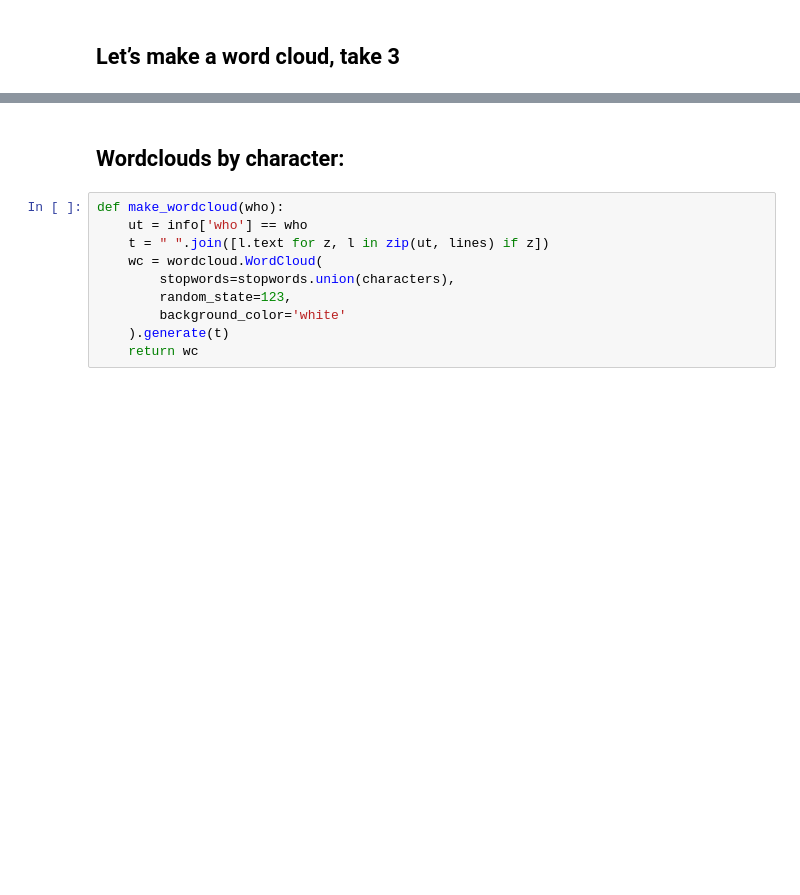
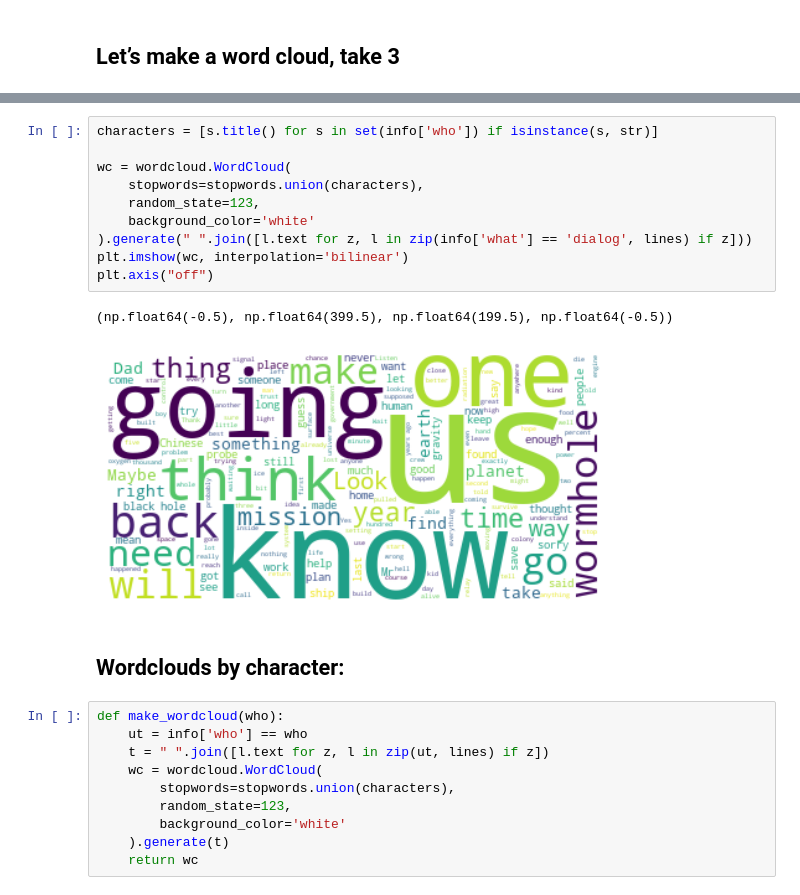
Before and after one commit to UOdsci/ds435, a Jupyter notebook: docs/slides/scraping_and_plotting.ipynb, the cells around one changed output, grey strips where cells are left out. Cells and saved outputs as stored; diff of their text form; blank space fills up the shorter version.

```diff
--- a/docs/slides/scraping_and_plotting.ipynb
+++ b/docs/slides/scraping_and_plotting.ipynb
@@ -201,3 +326,16 @@ plt.axis("off")
+# %%
+characters = [s.title() for s in set(info['who']) if isinstance(s, str)]
+
+wc = wordcloud.WordCloud(
+    stopwords=stopwords.union(characters),
+    random_state=123,
+    background_color='white'
+).generate(" ".join([l.text for z, l in zip(info['what'] == 'dialog', lines) if z]))
+plt.imshow(wc, interpolation='bilinear')
+plt.axis("off")
+# %% [output]
+(np.float64(-0.5), np.float64(399.5), np.float64(199.5), np.float64(-0.5))
+[figure, added]
 # %% [markdown]
 ## Wordclouds by character:
 # %%
```
Also changed, not shown: parts of 24 cells of this notebook, 4 other files.
